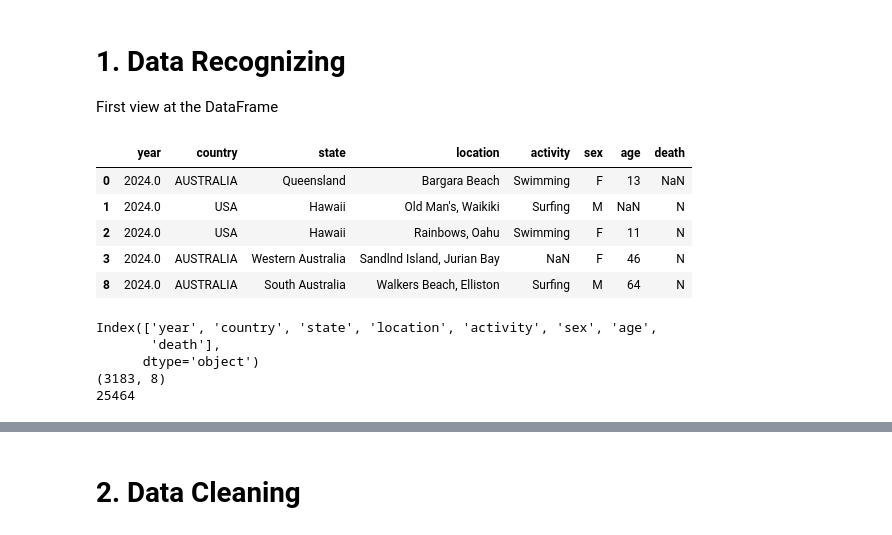
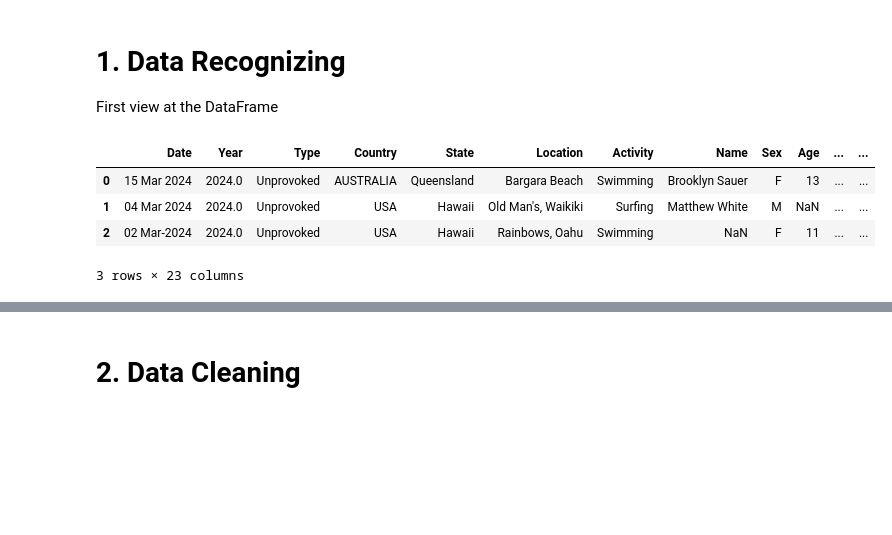
Before and after one commit to davidmoreno-gh/SharkattacksProyect, a Jupyter notebook: main.ipynb, the cells around one changed output, grey strips where cells are left out. Drawn from its saved outputs; the diff is of its cells as text; code cells hidden in the pictures; blank space fills up the shorter version.

```diff
--- a/main.ipynb
+++ b/main.ipynb
@@ -17,21 +17,10 @@ df_sharks = pd.read_excel(url)
 # 1. Data Recognizing
 First view at the DataFrame
 # %%
-df_sharks.head(5)
+df_sharks.head(3)
 # %% [output]
-|  | year | country | state | location | activity | sex | age | death |
-| 0 | 2024.0 | AUSTRALIA | Queensland | Bargara Beach | Swimming | F | 13 | NaN |
-| 1 | 2024.0 | USA | Hawaii | Old Man's, Waikiki | Surfing | M | NaN | N |
-| 2 | 2024.0 | USA | Hawaii | Rainbows, Oahu | Swimming | F | 11 | N |
-| 3 | 2024.0 | AUSTRALIA | Western Australia | Sandlnd Island, Jurian Bay | NaN | F | 46 | N |
-| 8 | 2024.0 | AUSTRALIA | South Australia | Walkers Beach, Elliston | Surfing | M | 64 | N |
+|  | Date | Year | Type | Country | State | Location | Activity | Name | Sex | Age | ... | ... |
+| 0 | 15 Mar 2024 | 2024.0 | Unprovoked | AUSTRALIA | Queensland | Bargara Beach | Swimming | Brooklyn Sauer | F | 13 | ... | ... |
+| 1 | 04 Mar 2024 | 2024.0 | Unprovoked | USA | Hawaii | Old Man's, Waikiki | Surfing | Matthew White | M | NaN | ... | ... |
+| 2 | 02 Mar-2024 | 2024.0 | Unprovoked | USA | Hawaii | Rainbows, Oahu | Swimming | NaN | F | 11 | ... | ... |
+3 rows × 23 columns
-# %%
-print(df_sharks.columns) # Obtenemos los nombres de las columnas
-print(df_sharks.shape )  # La tabla de datos tiene 6969 filas x 23 columnas
-print(df_sharks.size)    # La tabla tiene un total de 160287 datos
-# %% [output]
-Index(['year', 'country', 'state', 'location', 'activity', 'sex', 'age',
-       'death'],
-      dtype='object')
-(3183, 8)
-25464
```
Also changed, not shown: parts of 5 cells of this notebook.
